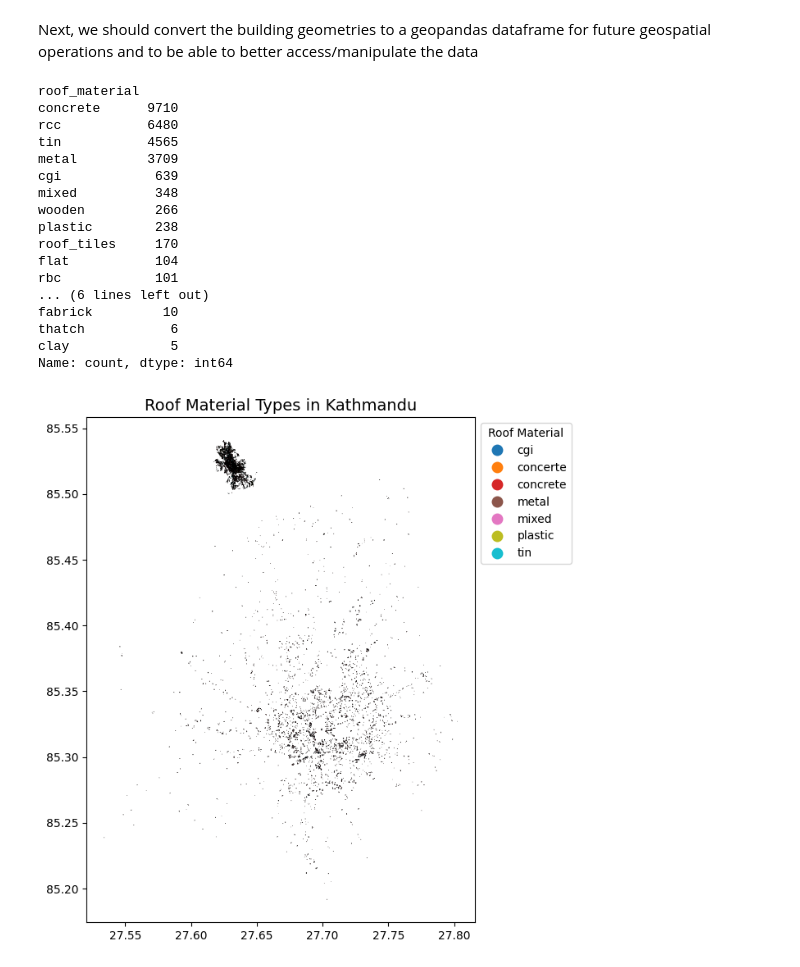
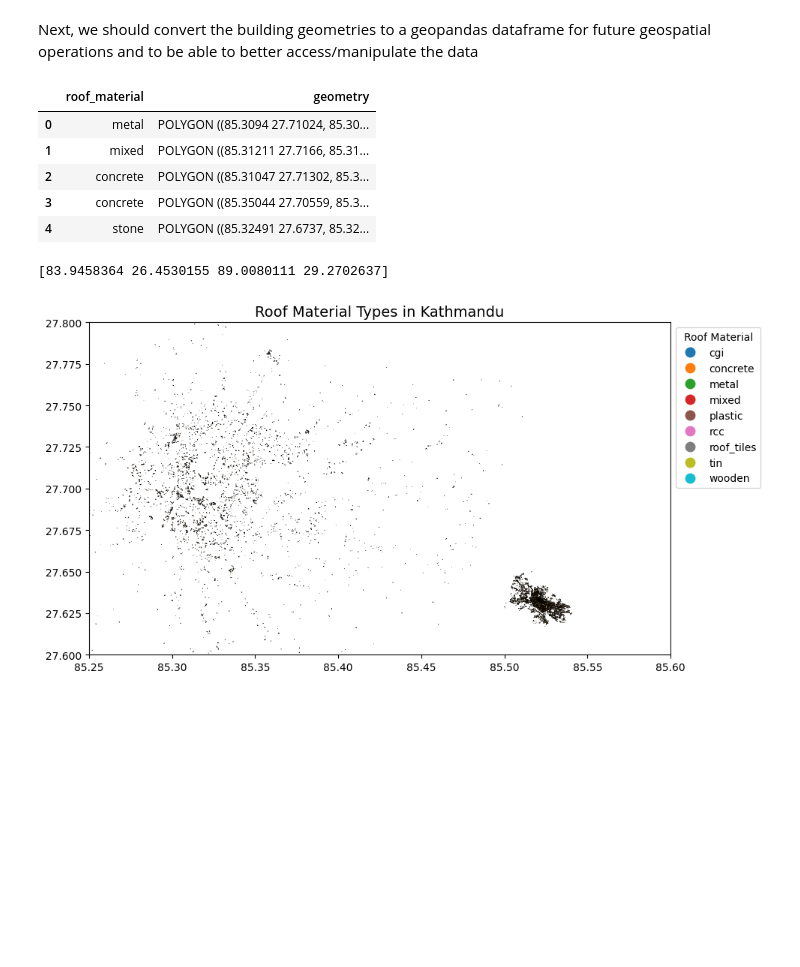
Before and after one commit to juls173/roofmap-submission, a Jupyter notebook: osmquery.ipynb, the cells around one changed output. Saved outputs shown, nothing was run; the diff lists cells and outputs as text; code cells hidden in the pictures; blank space fills up the shorter version.

Commit message:
fixed latitude, longitude order issue and added code to create raster masks

```diff
--- a/osmquery.ipynb
+++ b/osmquery.ipynb
@@ -25,7 +25,8 @@ for way in response.ways:
     building = {
         "id": way.id,
         "roof_material": way.tags.get("roof:material", "unknown"),
-        "geometry": [(float(node.lat), float(node.lon)) for node in way.nodes] #convert to float, because node.lon and node.lat are Decimal() objects by default
+        "geometry": [(float(node.lon), float(node.lat)) for node in way.nodes] #convert to float, because node.lon and node.lat are Decimal() objects by default
+        #shapely expects longitude, latitude, in addition to GeoJSONS, even when WGS894 uses latitude, longitude
     }
     buildings.append(building)
 
@@ -46,7 +47,7 @@ geometries = [Polygon(building["geometry"]) for building in buildings]
 roof_materials = [building["roof_material"] for building in buildings]
 
 gdf = gpd.GeoDataFrame({"roof_material": roof_materials}, geometry=geometries)
-gdf.crs = "EPSG:4326"
+gdf.set_crs(epsg=4326, inplace=True)
 
 gdf["roof_material"] = gdf["roof_material"].str.strip().str.lower().replace({
     "concerte": "concrete", #correct mispelled and join similar categories
@@ -57,9 +58,8 @@ gdf["roof_material"] = gdf["roof_material"].str.strip().str.lower().replace({
     "clay_tiles": "roof_tiles",
 })
 
-gdf.head()
 category_counts = gdf["roof_material"].value_counts()
-print(category_counts[:20])
+#print(category_counts[:20])
 
 keep_materials = category_counts[category_counts > 150].index.tolist()
 gdf_filtered = gdf[gdf['roof_material'].isin(keep_materials)]
@@ -69,47 +69,42 @@ gdf.to_file(output_file, driver="GeoJSON")
 
 output_file_filtered = "filtered_categories_buildings.geojson"
 gdf_filtered.to_file(output_file_filtered, driver="GeoJSON")
+gdf.head()
 # %% [output]
-roof_material
-concrete      9710
-rcc           6480
-tin           4565
-metal         3709
-cgi            639
-mixed          348
-wooden         266
-plastic        238
-roof_tiles     170
-flat           104
-rbc            101
-... (6 lines left out)
-fabrick         10
-thatch           6
-clay             5
-Name: count, dtype: int64
+|  | roof_material | geometry |
+| 0 | metal | POLYGON ((85.3094 27.71024, 85.30... |
+| 1 | mixed | POLYGON ((85.31211 27.7166, 85.31... |
+| 2 | concrete | POLYGON ((85.31047 27.71302, 85.3... |
+| 3 | concrete | POLYGON ((85.35044 27.70559, 85.3... |
+| 4 | stone | POLYGON ((85.32491 27.6737, 85.32... |
+# %%
+osm_bbox = gdf.total_bounds
+print(osm_bbox)
+# %% [output]
+[83.9458364 26.4530155 89.0080111 29.2702637]
 # %%
 import matplotlib.pyplot as plt
 
-# fig, ax = plt.subplots(figsize=(10, 8))
+fig, ax = plt.subplots(figsize=(10, 8))
 
-# gdf_filtered.plot(
-#     ax=ax,
-#     column="roof_material",
-#     legend=True,
-#     legend_kwds={
-#         "title": "Roof Material",
-#         "bbox_to_anchor": (1, 1),
-#         "loc": "upper left"
-#     },
-#     edgecolor="black",
-#     linewidth=0.3,
-#     cmap="tab10"
-# )
-# ax.set_xlim(85.25, 85.6)
-# ax.set_ylim(27.6, 27.8)
-# ax.set_aspect('equal')
-# ax.set_title("Roof Material Types in Kathmandu", fontsize=14)
+gdf_filtered.plot(
+    ax=ax,
+    column="roof_material",
+    legend=True,
+    legend_kwds={
+        "title": "Roof Material",
+        "bbox_to_anchor": (1, 1),
+        "loc": "upper left"
+    },
+    edgecolor="black",
+    linewidth=0.3,
+    cmap="tab10"
+)
+ax.set_xlim(85.25, 85.6)
+ax.set_ylim(27.6, 27.8)
+ax.set_aspect('equal')
+ax.set_title("Roof Material Types in Kathmandu", fontsize=14)
 
-# plt.show()
+plt.show()
 # %% [output]
-[figure, old version]
+[figure, new version]
```
Also changed, not shown: parts of 1 cell of this notebook, 3 other files.
